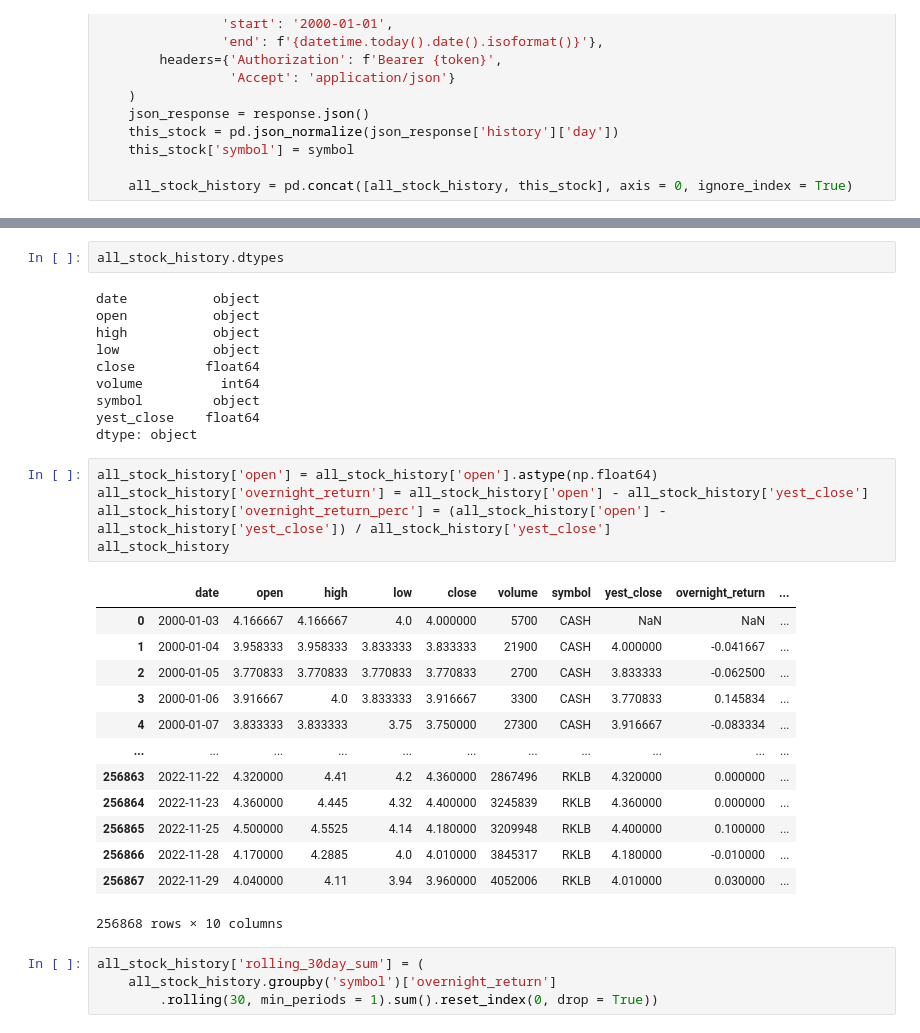
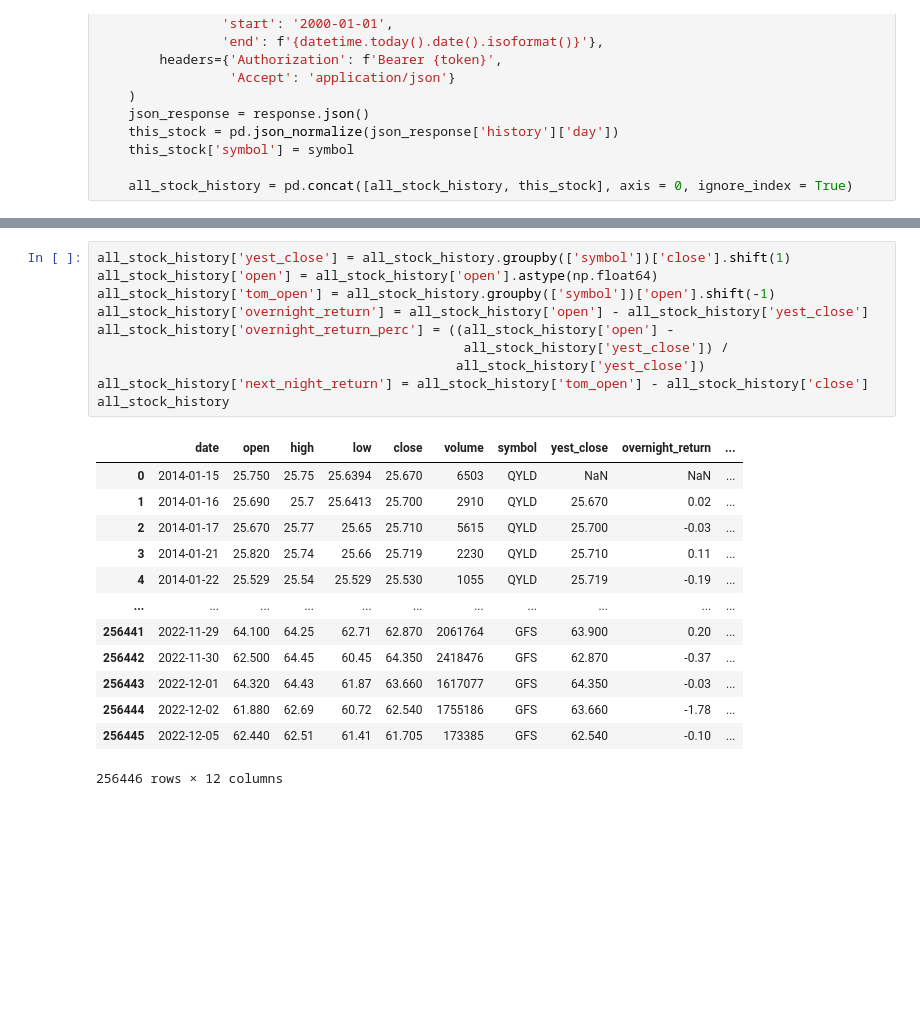
Before and after one commit to RLE-Analytics/iron_financial, a Jupyter notebook: options_strategy/Hold Overnight Strategy.ipynb, the cells around one changed output, grey strips where cells are left out. Cells and saved outputs as stored; diff of their text form; blank space fills up the shorter version.

```diff
--- a/options_strategy/Hold Overnight Strategy.ipynb
+++ b/options_strategy/Hold Overnight Strategy.ipynb
@@ -83,35 +85,24 @@ all_stock_history
-# %%
-all_stock_history.dtypes
-# %% [output]
-date           object
-open           object
-high           object
-low            object
-close         float64
-volume          int64
-symbol         object
-yest_close    float64
-dtype: object
 # %%
+all_stock_history['yest_close'] = all_stock_history.groupby(['symbol'])['close'].shift(1)
 all_stock_history['open'] = all_stock_history['open'].astype(np.float64)
+all_stock_history['tom_open'] = all_stock_history.groupby(['symbol'])['open'].shift(-1)
 all_stock_history['overnight_return'] = all_stock_history['open'] - all_stock_history['yest_close']
-all_stock_history['overnight_return_perc'] = (all_stock_history['open'] - all_stock_history['yest_close']) / all_stock_history['yest_close']
+all_stock_history['overnight_return_perc'] = ((all_stock_history['open'] -
+                                               all_stock_history['yest_close']) /
+                                              all_stock_history['yest_close'])
+all_stock_history['next_night_return'] = all_stock_history['tom_open'] - all_stock_history['close']
 all_stock_history
 # %% [output]
 |  | date | open | high | low | close | volume | symbol | yest_close | overnight_return | ... |
-| 0 | 2000-01-03 | 4.166667 | 4.166667 | 4.0 | 4.000000 | 5700 | CASH | NaN | NaN | ... |
-| 1 | 2000-01-04 | 3.958333 | 3.958333 | 3.833333 | 3.833333 | 21900 | CASH | 4.000000 | -0.041667 | ... |
-| 2 | 2000-01-05 | 3.770833 | 3.770833 | 3.770833 | 3.770833 | 2700 | CASH | 3.833333 | -0.062500 | ... |
-| 3 | 2000-01-06 | 3.916667 | 4.0 | 3.833333 | 3.916667 | 3300 | CASH | 3.770833 | 0.145834 | ... |
-| 4 | 2000-01-07 | 3.833333 | 3.833333 | 3.75 | 3.750000 | 27300 | CASH | 3.916667 | -0.083334 | ... |
+| 0 | 2014-01-15 | 25.750 | 25.75 | 25.6394 | 25.670 | 6503 | QYLD | NaN | NaN | ... |
+| 1 | 2014-01-16 | 25.690 | 25.7 | 25.6413 | 25.700 | 2910 | QYLD | 25.670 | 0.02 | ... |
+| 2 | 2014-01-17 | 25.670 | 25.77 | 25.65 | 25.710 | 5615 | QYLD | 25.700 | -0.03 | ... |
+| 3 | 2014-01-21 | 25.820 | 25.74 | 25.66 | 25.719 | 2230 | QYLD | 25.710 | 0.11 | ... |
+| 4 | 2014-01-22 | 25.529 | 25.54 | 25.529 | 25.530 | 1055 | QYLD | 25.719 | -0.19 | ... |
 | ... | ... | ... | ... | ... | ... | ... | ... | ... | ... | ... |
-| 256863 | 2022-11-22 | 4.320000 | 4.41 | 4.2 | 4.360000 | 2867496 | RKLB | 4.320000 | 0.000000 | ... |
-| 256864 | 2022-11-23 | 4.360000 | 4.445 | 4.32 | 4.400000 | 3245839 | RKLB | 4.360000 | 0.000000 | ... |
-| 256865 | 2022-11-25 | 4.500000 | 4.5525 | 4.14 | 4.180000 | 3209948 | RKLB | 4.400000 | 0.100000 | ... |
-| 256866 | 2022-11-28 | 4.170000 | 4.2885 | 4.0 | 4.010000 | 3845317 | RKLB | 4.180000 | -0.010000 | ... |
-| 256867 | 2022-11-29 | 4.040000 | 4.11 | 3.94 | 3.960000 | 4052006 | RKLB | 4.010000 | 0.030000 | ... |
+| 256441 | 2022-11-29 | 64.100 | 64.25 | 62.71 | 62.870 | 2061764 | GFS | 63.900 | 0.20 | ... |
+| 256442 | 2022-11-30 | 62.500 | 64.45 | 60.45 | 64.350 | 2418476 | GFS | 62.870 | -0.37 | ... |
+| 256443 | 2022-12-01 | 64.320 | 64.43 | 61.87 | 63.660 | 1617077 | GFS | 64.350 | -0.03 | ... |
+| 256444 | 2022-12-02 | 61.880 | 62.69 | 60.72 | 62.540 | 1755186 | GFS | 63.660 | -1.78 | ... |
+| 256445 | 2022-12-05 | 62.440 | 62.51 | 61.41 | 61.705 | 173385 | GFS | 62.540 | -0.10 | ... |
-256868 rows × 10 columns
+256446 rows × 12 columns
-# %%
-all_stock_history['rolling_30day_sum'] = (
-    all_stock_history.groupby('symbol')['overnight_return']
-        .rolling(30, min_periods = 1).sum().reset_index(0, drop = True))
```
Also changed, not shown: parts of 23 cells of this notebook.
